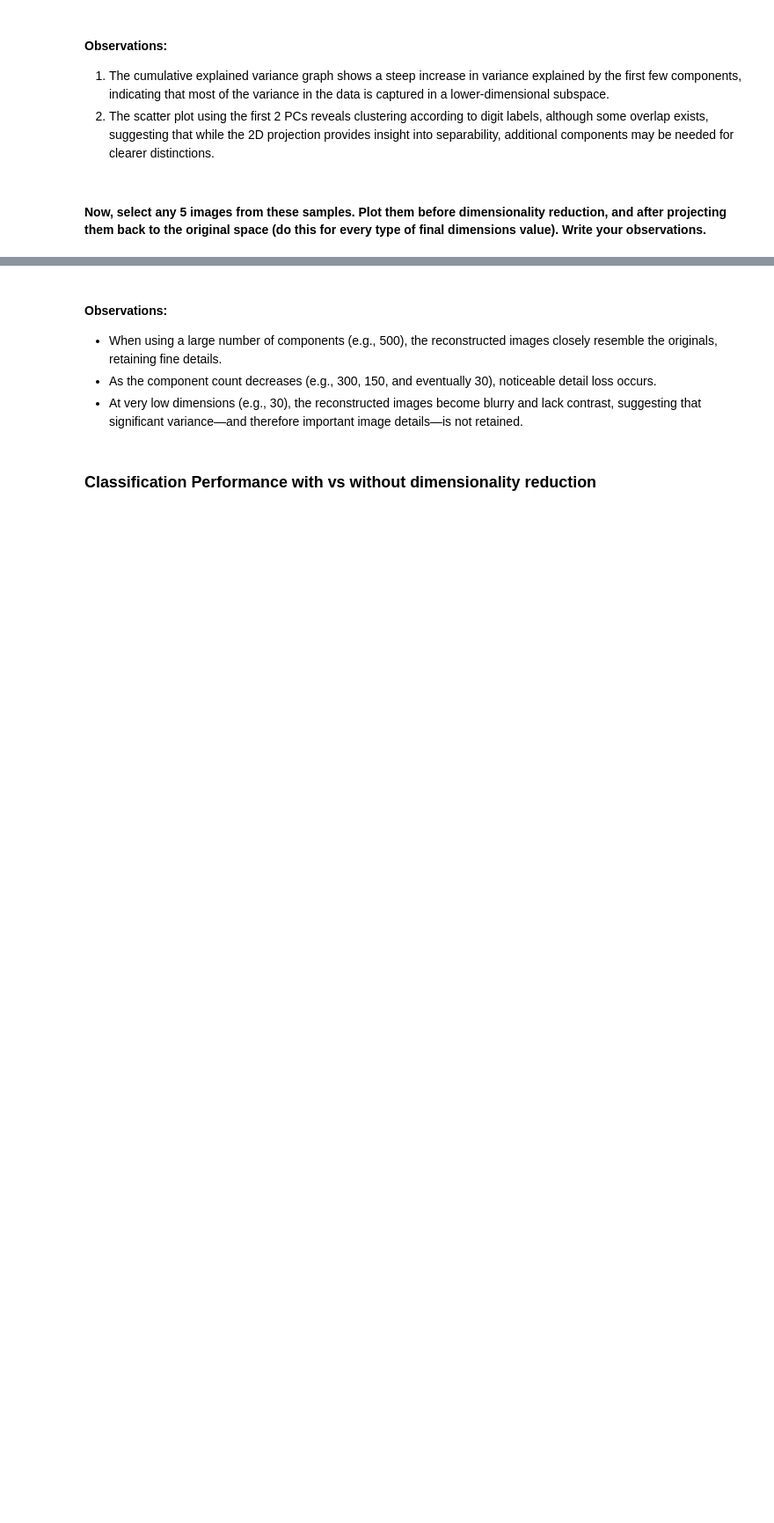
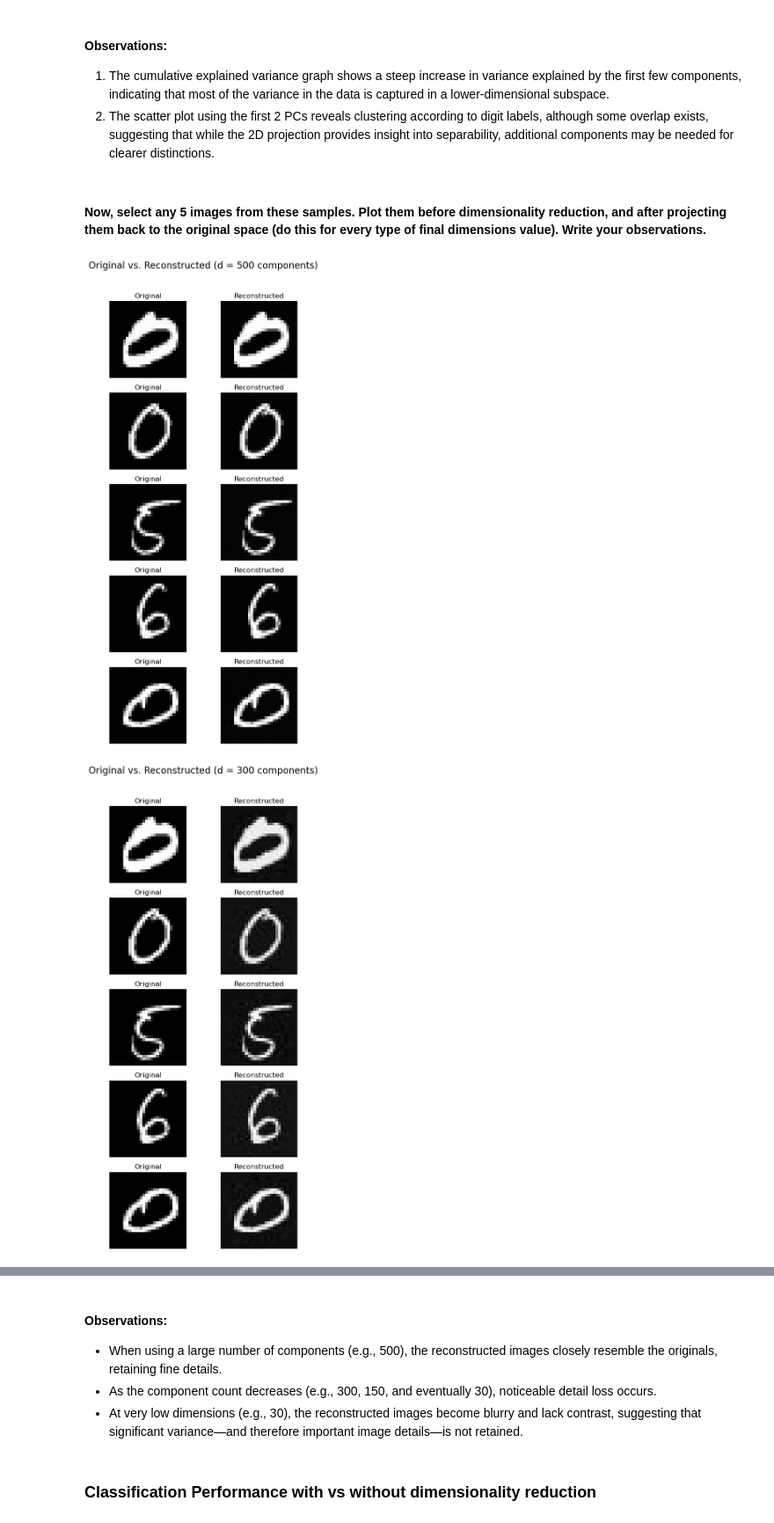
Before and after one commit to anshium/smai-assignment-2, a Jupyter notebook: Q3/pca.ipynb, the cells around one changed output, grey strips where cells are left out. Shown at 88% size. Drawn from its saved outputs; the diff is of its cells as text; code cells hidden in the pictures; blank space fills up the shorter version.

```diff
--- a/Q3/pca.ipynb
+++ b/Q3/pca.ipynb
@@ -128,28 +136,31 @@ plt.show()
 #### Now, select any 5 images from these samples. Plot them before dimensionality reduction, and after projecting them back to the original space (do this for every type of final dimensions value). Write your observations.
 # %%
 sample_ids = [0, 1, 2, 3, 4]
+
 dims_list = [500, 300, 150, 30]
 
-X = np.random.rand(100, 784)
+for d in dims_list:
+    pca_model = PCA(n_components=d)
+    X_proj = pca_model.fit_transform(X)
+    X_reconstructed = np.dot(X_proj, pca_model.components.T) + pca_model.mean
 
-fig, axes = plt.subplots(nrows=len(sample_ids), ncols=len(dims_list) + 1, figsize=(10, 10))
-
-for i, idx in enumerate(sample_ids):
-    orig_img = X[idx].reshape(28, 28)
-    axes[i, 0].imshow(orig_img, cmap='gray')
-    axes[i, 0].set_title("Original")
-    axes[i, 0].axis("off")
-
-for j, d in enumerate(dims_list):
-    pca_model = PrincipalComponentAnalysis(n_components=d)
-    X_proj = pca_model.fit_transform(X)
-    X_reconstructed = np.dot(X_proj, pca_model.components_) + pca_model.mean_
+    fig, axes = plt.subplots(nrows=5, ncols=2, figsize=(6, 12))
+    fig.suptitle(f"Original vs. Reconstructed (d = {d} components)", fontsize=16)
 
     for i, idx in enumerate(sample_ids):
+        orig_img = X[idx].reshape(28, 28)
         rec_img = X_reconstructed[idx].reshape(28, 28)
-        axes[i, j + 1].imshow(rec_img, cmap='gray')
-        axes[i, j + 1].set_title(f"d={d}")
-        axes[i, j + 1].axis("off")
 
-plt.tight_layout()
-plt.show()
+        axes[i, 0].imshow(orig_img, cmap='gray')
+        axes[i, 0].set_title("Original")
+        axes[i, 0].axis("off")
+
+        axes[i, 1].imshow(rec_img, cmap='gray')
+        axes[i, 1].set_title("Reconstructed")
+        axes[i, 1].axis("off")
+
+    plt.tight_layout(rect=[0, 0, 1, 0.96])
+    plt.show()
+# %% [output]
+[figure, added]
+[figure, added]
```
Also changed, not shown: parts of 9 cells of this notebook, 6 other files.
